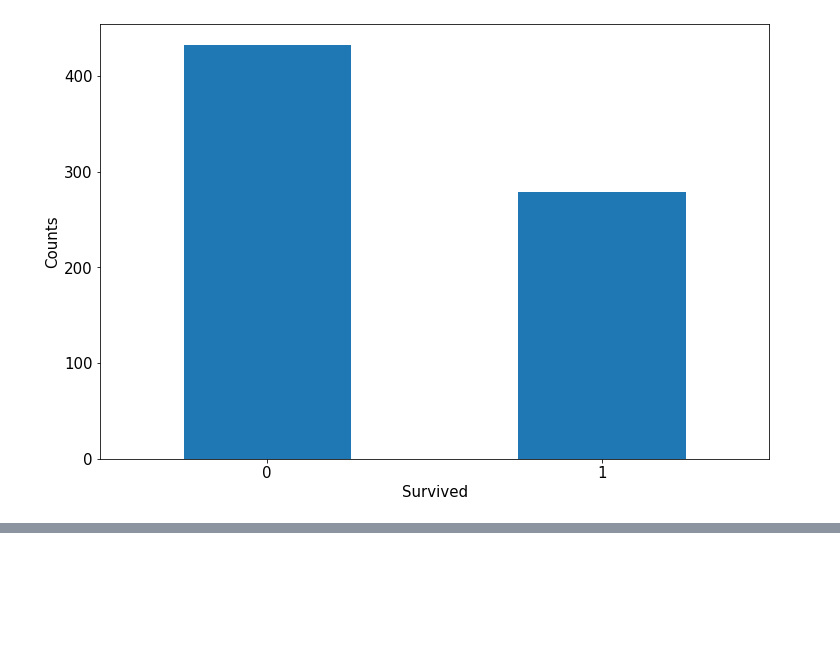
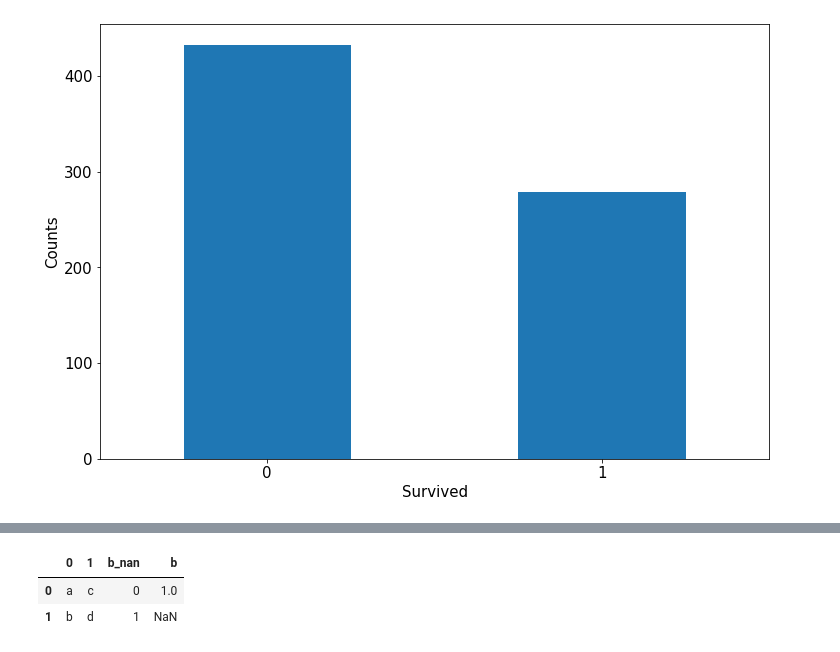
Before and after one commit to MenggeChai-may/learn_torch, a Jupyter notebook: test2020/test1016.1.ipynb, the cells around one changed output, grey strips where cells are left out. Saved outputs shown, nothing was run; the diff lists cells and outputs as text; code cells hidden in the pictures; blank space fills up the shorter version.

```diff
--- a/test2020/test1016.1.ipynb
+++ b/test2020/test1016.1.ipynb
@@ -77,0 +127,13 @@ plt.show()
+# %%
+s1 = pd.Series(['a', 'b'])
+s2 = pd.Series(['c', 'd'])
+s3 = pd.Series(['e', 'f'])
+a = pd.concat([s1, s2], axis=1)
+b = [1,None]
+a['b_nan'] = pd.isna(b).astype('int32')
+a['b'] = b
+a
+# %% [output]
+|  | 0 | 1 | b_nan | b |
+| 0 | a | c | 0 | 1.0 |
+| 1 | b | d | 1 | NaN |
```
Also changed, not shown: parts of 4 cells of this notebook.
